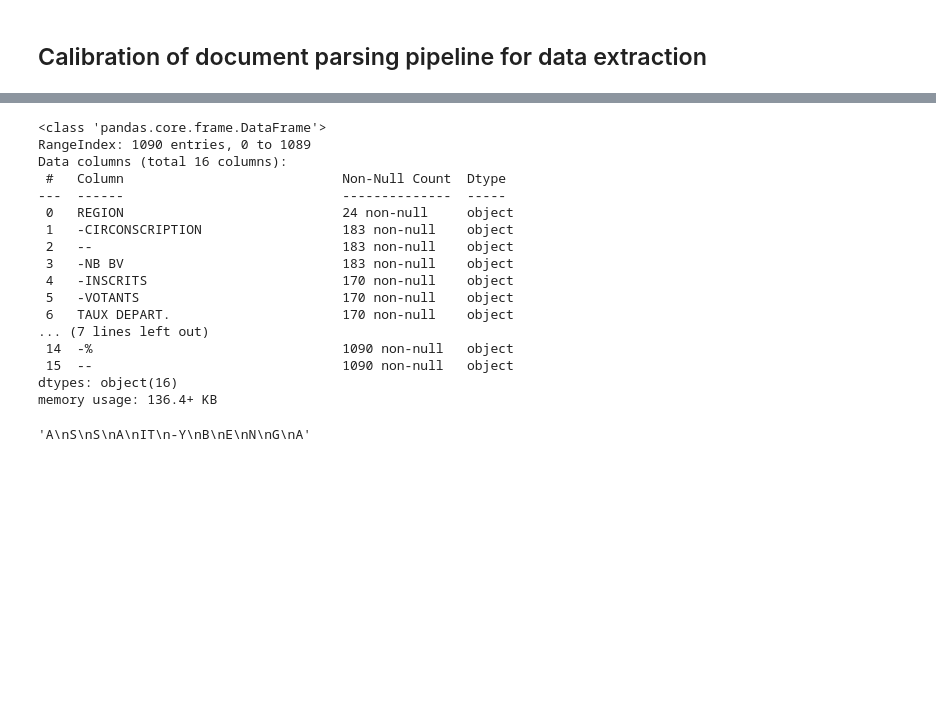
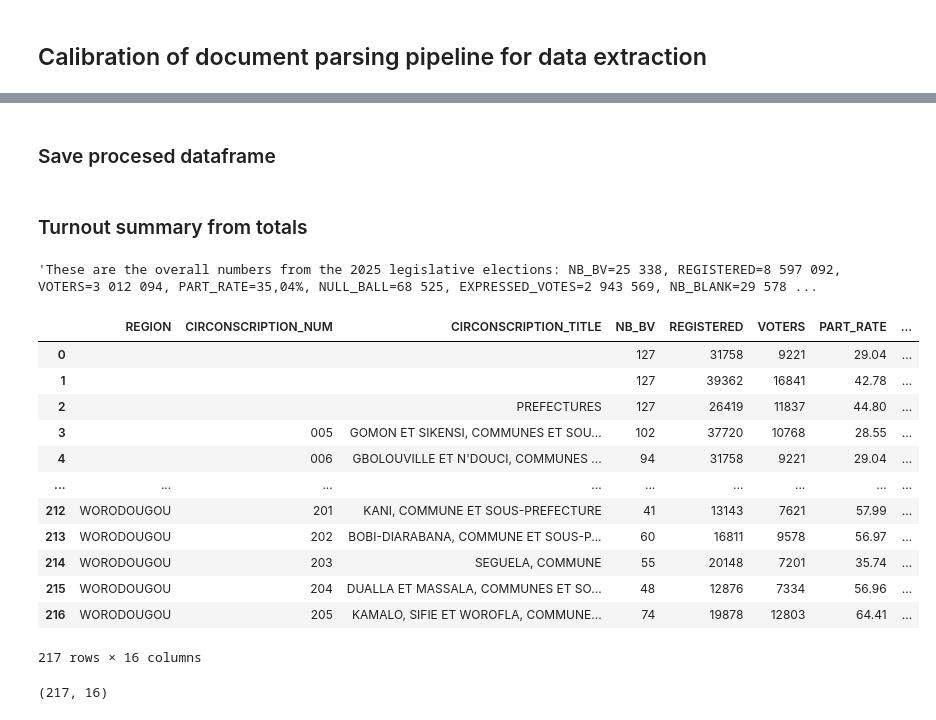
Before and after one commit to dric2018/chat-app, a Jupyter notebook: notebooks/pdf_data_extraction.ipynb, the cells around one changed output, grey strips where cells are left out. Saved outputs shown, nothing was run; the diff lists cells and outputs as text; code cells hidden in the pictures; blank space fills up the shorter version.

```diff
--- a/notebooks/pdf_data_extraction.ipynb
+++ b/notebooks/pdf_data_extraction.ipynb
@@ -87,0 +163,11 @@ NameError: name 'pdf_path' is not defined
+# %%
+def get_avg_vals(df:pd.DataFrame, col_name:str, dtype:str='int'):
+
+    if dtype=='int':
+        l = [int(n.replace(' ', '')) for n in df[col_name] if n!='']
+        avg = sum(l)//len(l)
+    else:
+        l = [float(pct.replace('%', '').replace(',', '.')) for pct in df[col_name]]
+        avg = sum(l)/len(l)
+
+    return avg
@@ -102,24 +263,2 @@ df.head(10)
-# %%
-df.info()
-# %% [output]
-<class 'pandas.core.frame.DataFrame'>
-RangeIndex: 1090 entries, 0 to 1089
-Data columns (total 16 columns):
- #   Column                            Non-Null Count  Dtype
----  ------                            --------------  -----
- 0   REGION                            24 non-null     object
- 1   -CIRCONSCRIPTION                  183 non-null    object
- 2   --                                183 non-null    object
- 3   -NB BV                            183 non-null    object
- 4   -INSCRITS                         170 non-null    object
- 5   -VOTANTS                          170 non-null    object
- 6   TAUX DEPART.                      170 non-null    object
-... (7 lines left out)
- 14  -%                                1090 non-null   object
- 15  --                                1090 non-null   object
-dtypes: object(16)
-memory usage: 136.4+ KB
-# %%
-df["REGION"][0]
-# %% [output]
-'A\nS\nS\nA\nIT\n-Y\nB\nE\nN\nG\nA'
+# %% [markdown]
+### Save procesed dataframe
@@ -125,0 +267,38 @@ df["REGION"][0]
+# %% [markdown]
+### Turnout summary from totals
+# %%
+summarize_turnout(totals)
+# %% [output]
+'These are the overall numbers from the 2025 legislative elections: NB_BV=25 338, REGISTERED=8 597 092, VOTERS=3 012 094, PART_RATE=35,04%, NULL_BALL=68 525, EXPRESSED_VOTES=2 943 569, NB_BLANK=29 578 ...
+# %%
+# Group by everything that identifies the location
+group_cols = ['REGION', 'CIRCONSCRIPTION_NUM', 'CIRCONSCRIPTION_TITLE', 'NB_BV', 'REGISTERED', 'VOTERS',
+              'PART_RATE', 'NULL_BALL', 'EXPRESSED_VOTES', 'NB_BLANK', 'PCT_BLANK']
+
+df_grouped = df.groupby(group_cols).agg({
+    'PARTY_NAME': list,
+    'CANDIDATE_NAME': list,
+    'SCORES': list,
+    'PCT_SCORE': list,
+    'IS_WINNER': 'first'
+}).reset_index()
+# %%
+df_grouped
+# %% [output]
+|  | REGION | CIRCONSCRIPTION_NUM | CIRCONSCRIPTION_TITLE | NB_BV | REGISTERED | VOTERS | PART_RATE | ... |
+| 0 |  |  |  | 127 | 31758 | 9221 | 29.04 | ... |
+| 1 |  |  |  | 127 | 39362 | 16841 | 42.78 | ... |
+| 2 |  |  | PREFECTURES | 127 | 26419 | 11837 | 44.80 | ... |
+| 3 |  | 005 | GOMON ET SIKENSI, COMMUNES ET SOU... | 102 | 37720 | 10768 | 28.55 | ... |
+| 4 |  | 006 | GBOLOUVILLE ET N'DOUCI, COMMUNES ... | 94 | 31758 | 9221 | 29.04 | ... |
+| ... | ... | ... | ... | ... | ... | ... | ... | ... |
+| 212 | WORODOUGOU | 201 | KANI, COMMUNE ET SOUS-PREFECTURE | 41 | 13143 | 7621 | 57.99 | ... |
+| 213 | WORODOUGOU | 202 | BOBI-DIARABANA, COMMUNE ET SOUS-P... | 60 | 16811 | 9578 | 56.97 | ... |
+| 214 | WORODOUGOU | 203 | SEGUELA, COMMUNE | 55 | 20148 | 7201 | 35.74 | ... |
+| 215 | WORODOUGOU | 204 | DUALLA ET MASSALA, COMMUNES ET SO... | 48 | 12876 | 7334 | 56.96 | ... |
+| 216 | WORODOUGOU | 205 | KAMALO, SIFIE ET WOROFLA, COMMUNE... | 74 | 19878 | 12803 | 64.41 | ... |
+217 rows × 16 columns
+# %%
+df_grouped.shape
+# %% [output]
+(217, 16)
```
Also changed, not shown: parts of 39 cells of this notebook, 16 other files.
